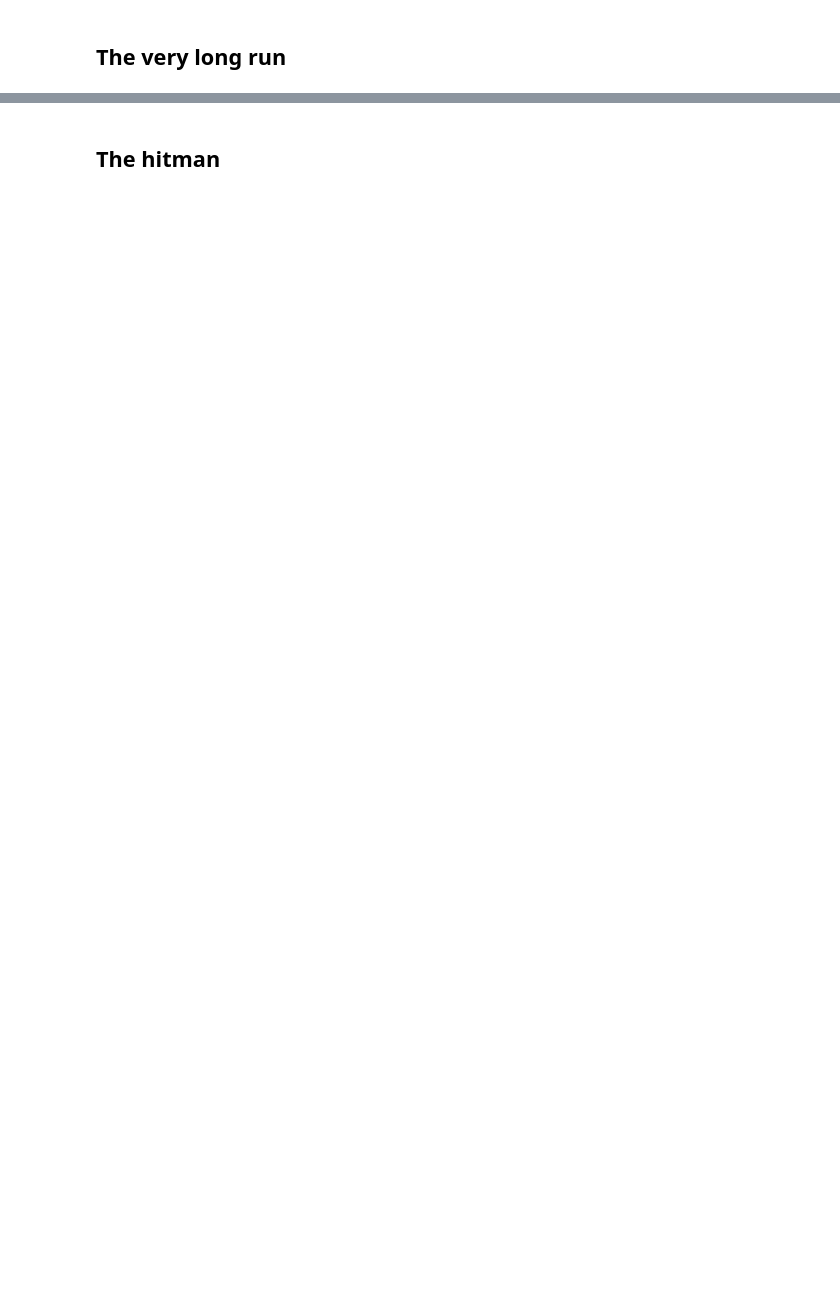
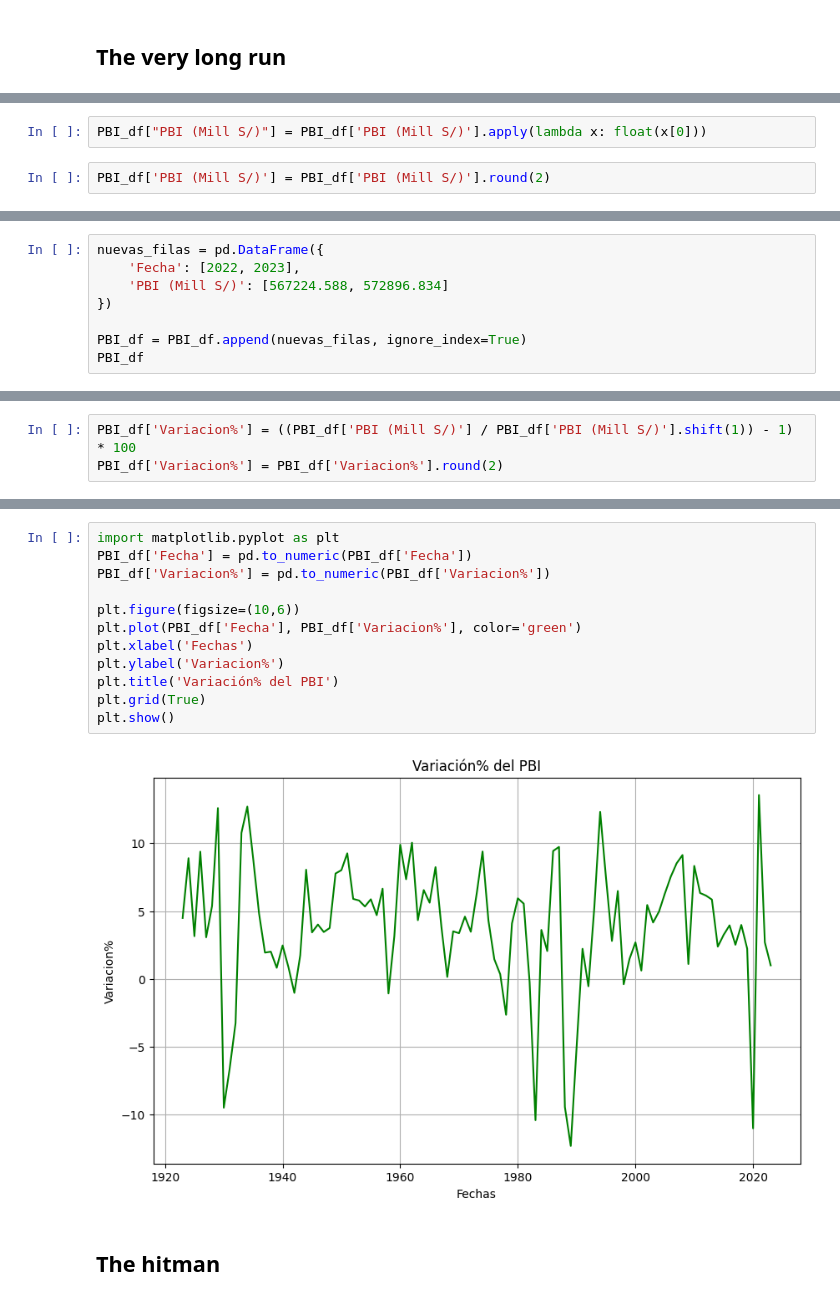
Before and after one commit to qlab-intro-python/tarea-4-emanuel-rojas-1, a Jupyter notebook: tarea_4_plantilla.ipynb, the cells around one changed output, grey strips where cells are left out. Cells and saved outputs as stored; diff of their text form; blank space fills up the shorter version.

```diff
--- a/tarea_4_plantilla.ipynb
+++ b/tarea_4_plantilla.ipynb
@@ -31,0 +114,4 @@ https://estadisticas.bcrp.gob.pe/estadisticas/series/api/[códigos de series]/[f
+# %%
+PBI_df["PBI (Mill S/)"] = PBI_df['PBI (Mill S/)'].apply(lambda x: float(x[0]))
+# %%
+PBI_df['PBI (Mill S/)'] = PBI_df['PBI (Mill S/)'].round(2)
@@ -31,0 +134,8 @@ https://estadisticas.bcrp.gob.pe/estadisticas/series/api/[códigos de series]/[f
+# %%
+nuevas_filas = pd.DataFrame({
+    'Fecha': [2022, 2023],
+    'PBI (Mill S/)': [567224.588, 572896.834]
+})
+
+PBI_df = PBI_df.append(nuevas_filas, ignore_index=True)
+PBI_df
@@ -31,0 +156,3 @@ https://estadisticas.bcrp.gob.pe/estadisticas/series/api/[códigos de series]/[f
+# %%
+PBI_df['Variacion%'] = ((PBI_df['PBI (Mill S/)'] / PBI_df['PBI (Mill S/)'].shift(1)) - 1) * 100
+PBI_df['Variacion%'] = PBI_df['Variacion%'].round(2)
@@ -32,3 +175,17 @@ https://estadisticas.bcrp.gob.pe/estadisticas/series/api/[códigos de series]/[f
+# %%
+import matplotlib.pyplot as plt
+PBI_df['Fecha'] = pd.to_numeric(PBI_df['Fecha'])
+PBI_df['Variacion%'] = pd.to_numeric(PBI_df['Variacion%'])
+
+plt.figure(figsize=(10,6))
+plt.plot(PBI_df['Fecha'], PBI_df['Variacion%'], color='green')
+plt.xlabel('Fechas')
+plt.ylabel('Variacion%')
+plt.title('Variación% del PBI')
+plt.grid(True)
+plt.show()
+# %% [output]
+[figure, added]
 # %% [markdown]
 ## The hitman
 # %% [markdown]
```
Also changed, not shown: parts of 12 cells of this notebook.
